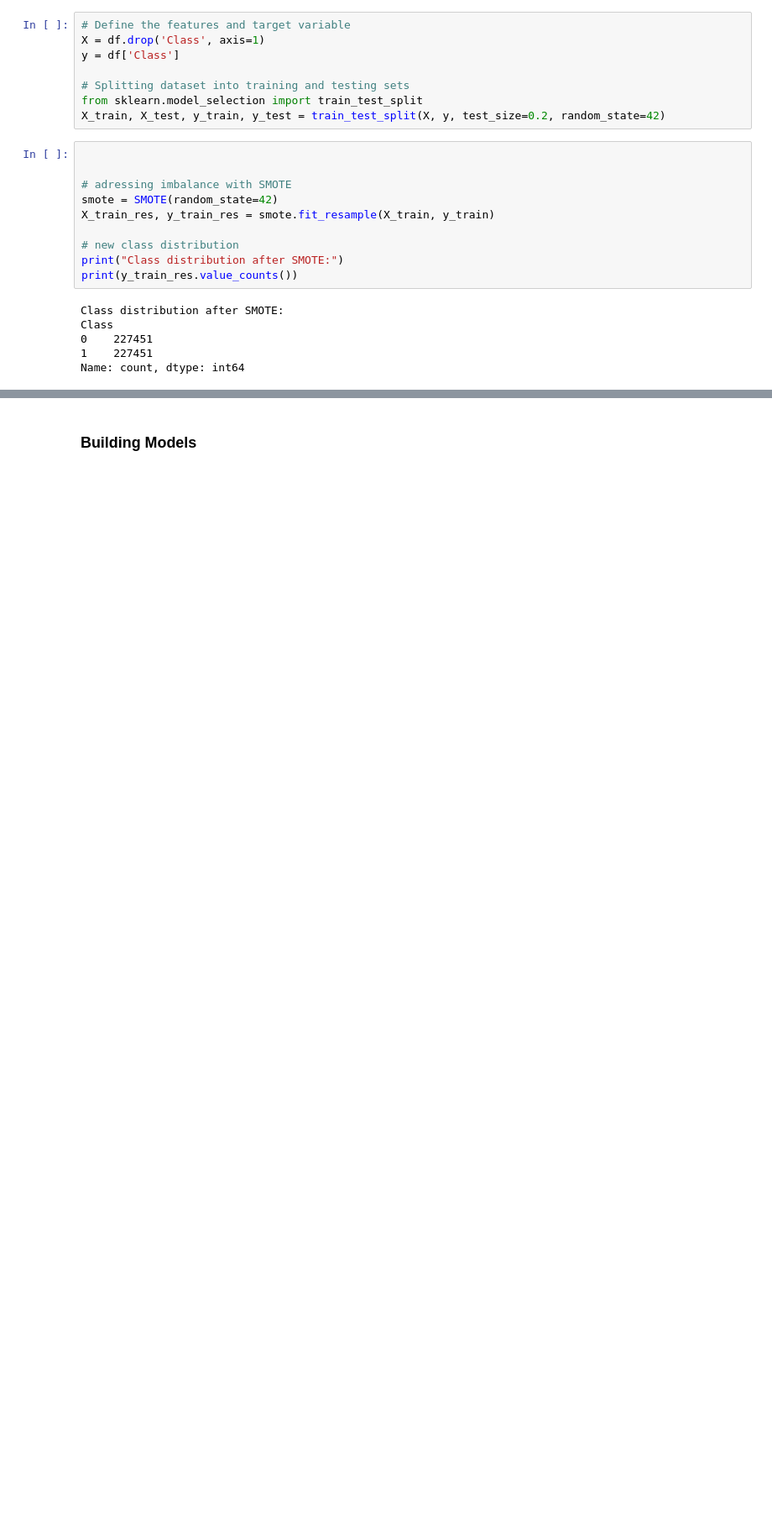
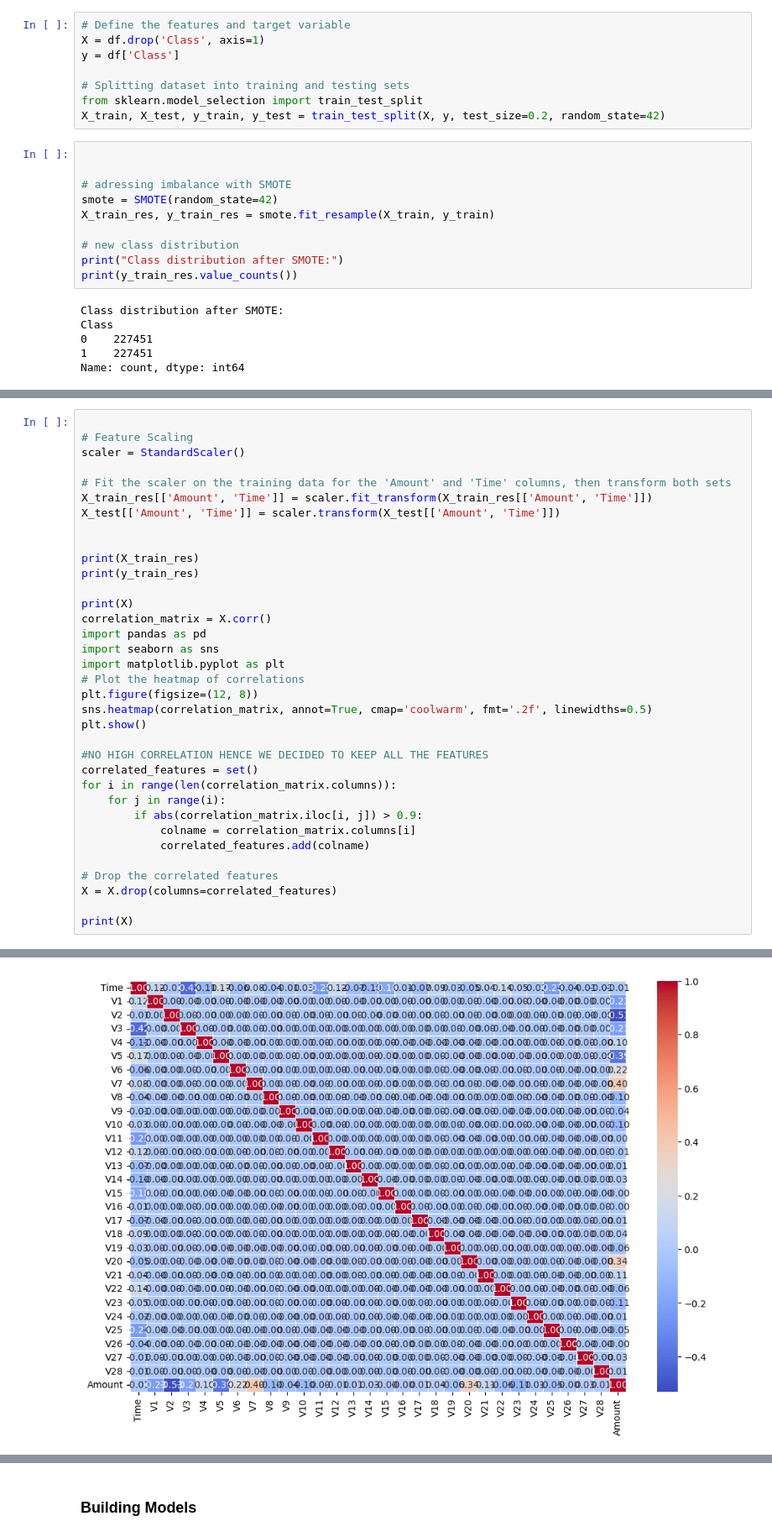
Before and after one commit to codefosu/Fraud-Detection-Using-Bagging-and-boosting-models, a Jupyter notebook: main.ipynb, the cells around one changed output, grey strips where cells are left out. Shown at 84% size. Saved outputs shown, nothing was run; the diff lists cells and outputs as text; blank space fills up the shorter version.

```diff
--- a/main.ipynb
+++ b/main.ipynb
@@ -86,0 +83,36 @@ X_test[['Amount', 'Time']] = scaler.transform(X_test[['Amount', 'Time']])
+# %%
+
+# Feature Scaling
+scaler = StandardScaler()
+
+# Fit the scaler on the training data for the 'Amount' and 'Time' columns, then transform both sets
+X_train_res[['Amount', 'Time']] = scaler.fit_transform(X_train_res[['Amount', 'Time']])
+X_test[['Amount', 'Time']] = scaler.transform(X_test[['Amount', 'Time']])
+
+
+print(X_train_res)
+print(y_train_res)
+
+print(X)
+correlation_matrix = X.corr()
+import pandas as pd
+import seaborn as sns
+import matplotlib.pyplot as plt
+# Plot the heatmap of correlations
+plt.figure(figsize=(12, 8))
+sns.heatmap(correlation_matrix, annot=True, cmap='coolwarm', fmt='.2f', linewidths=0.5)
+plt.show()
+
+#NO HIGH CORRELATION HENCE WE DECIDED TO KEEP ALL THE FEATURES
+correlated_features = set()
+for i in range(len(correlation_matrix.columns)):
+    for j in range(i):
+        if abs(correlation_matrix.iloc[i, j]) > 0.9:
+            colname = correlation_matrix.columns[i]
+            correlated_features.add(colname)
+
+# Drop the correlated features
+X = X.drop(columns=correlated_features)
+
+print(X)
+# %% [output]
@@ -86,0 +136 @@ X_test[['Amount', 'Time']] = scaler.transform(X_test[['Amount', 'Time']])
+[figure, added]
```
Also changed, not shown: parts of 6 cells of this notebook.
